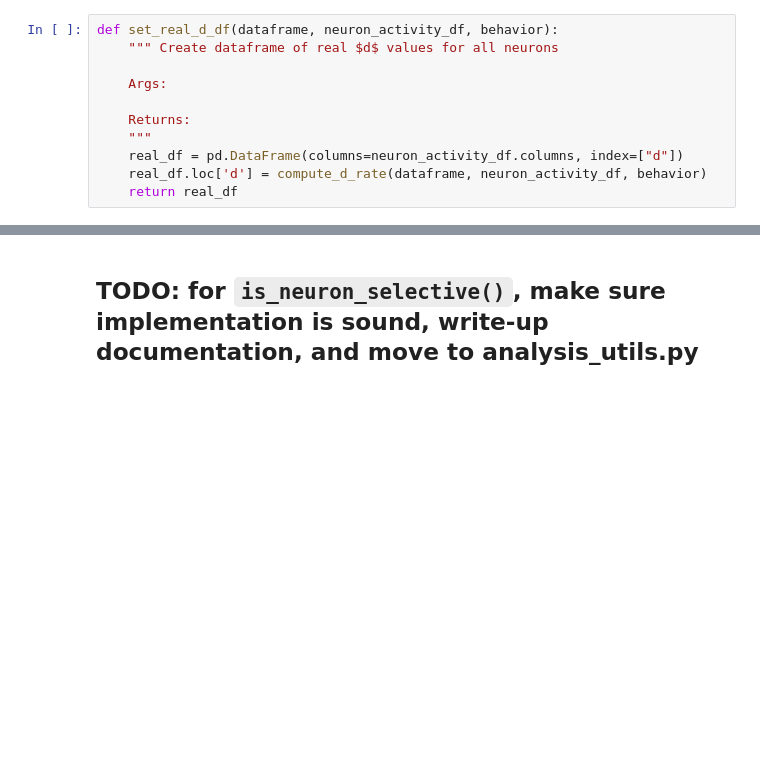
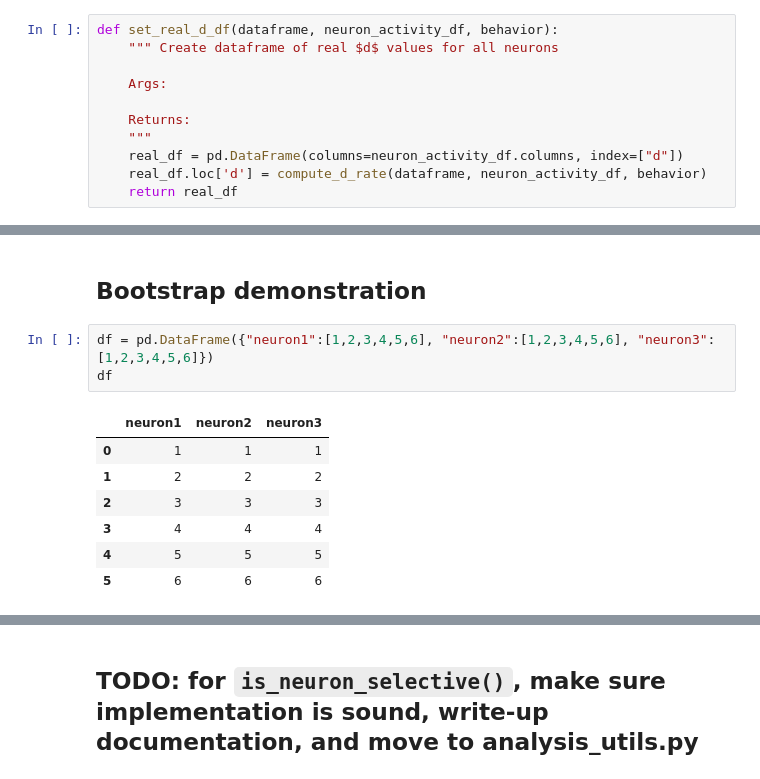
Before and after one commit to smu160/PvsNP, a Jupyter notebook: EPM_Analysis.ipynb, the cells around one changed output, grey strips where cells are left out. Drawn from its saved outputs; the diff is of its cells as text; blank space fills up the shorter version.

```diff
--- a/EPM_Analysis.ipynb
+++ b/EPM_Analysis.ipynb
@@ -135,0 +112,13 @@ real_d_df
+# %% [markdown]
+## Bootstrap demonstration
+# %%
+df = pd.DataFrame({"neuron1":[1,2,3,4,5,6], "neuron2":[1,2,3,4,5,6], "neuron3":[1,2,3,4,5,6]})
+df
+# %% [output]
+|  | neuron1 | neuron2 | neuron3 |
+| 0 | 1 | 1 | 1 |
+| 1 | 2 | 2 | 2 |
+| 2 | 3 | 3 | 3 |
+| 3 | 4 | 4 | 4 |
+| 4 | 5 | 5 | 5 |
+| 5 | 6 | 6 | 6 |
```
Also changed, not shown: parts of 26 cells of this notebook.
